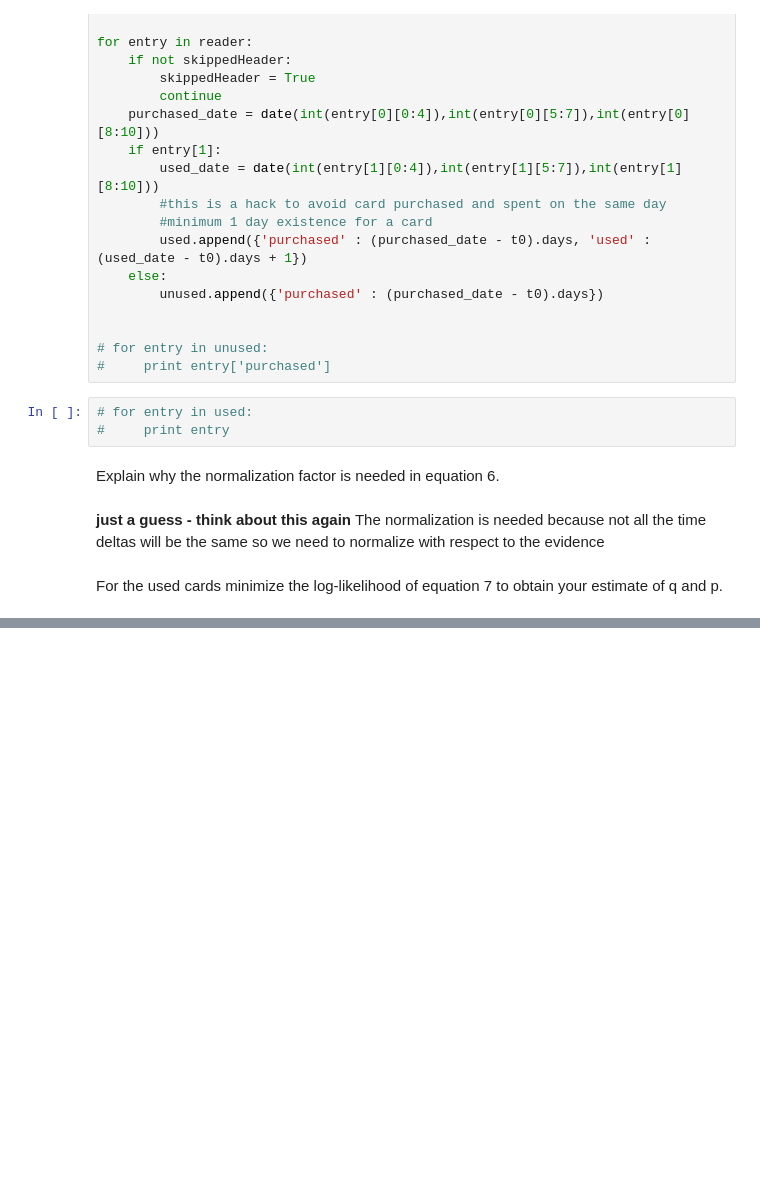
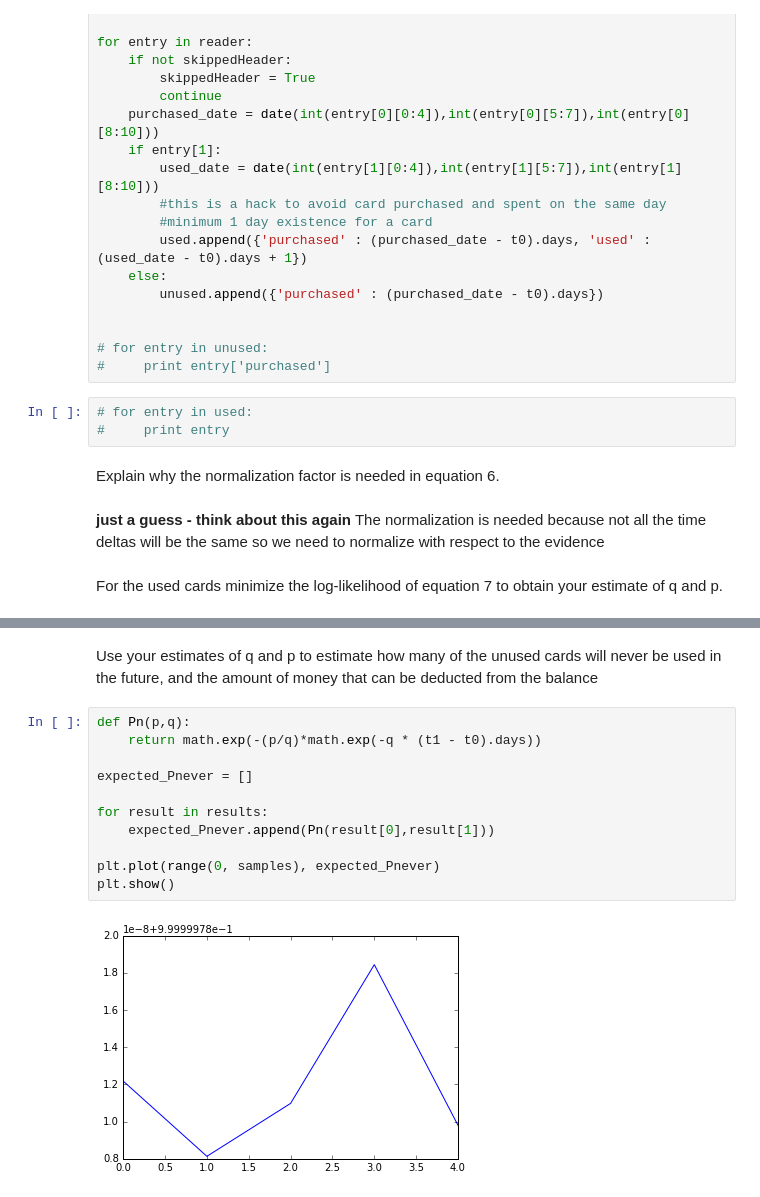
Before and after one commit to RFHO-BDSS/BDexamrevision, a Jupyter notebook: Revision/Exam Revision.ipynb, the cells around one changed output, grey strips where cells are left out. Drawn from its saved outputs; the diff is of its cells as text; blank space fills up the shorter version.

```diff
--- a/Revision/Exam Revision.ipynb
+++ b/Revision/Exam Revision.ipynb
@@ -183,0 +200,17 @@ print mins
+# %% [markdown]
+Use your estimates of q and p to estimate how many of the unused cards
+will never be used in the future, and the amount of money that can be
+deducted from the balance
+# %%
+def Pn(p,q):
+    return math.exp(-(p/q)*math.exp(-q * (t1 - t0).days))
+
+expected_Pnever = []
+
+for result in results:
+    expected_Pnever.append(Pn(result[0],result[1]))
+
+plt.plot(range(0, samples), expected_Pnever)
+plt.show()
+# %% [output]
+[figure, added]
```
Also changed, not shown: parts of 4 cells of this notebook, 1 other file.
